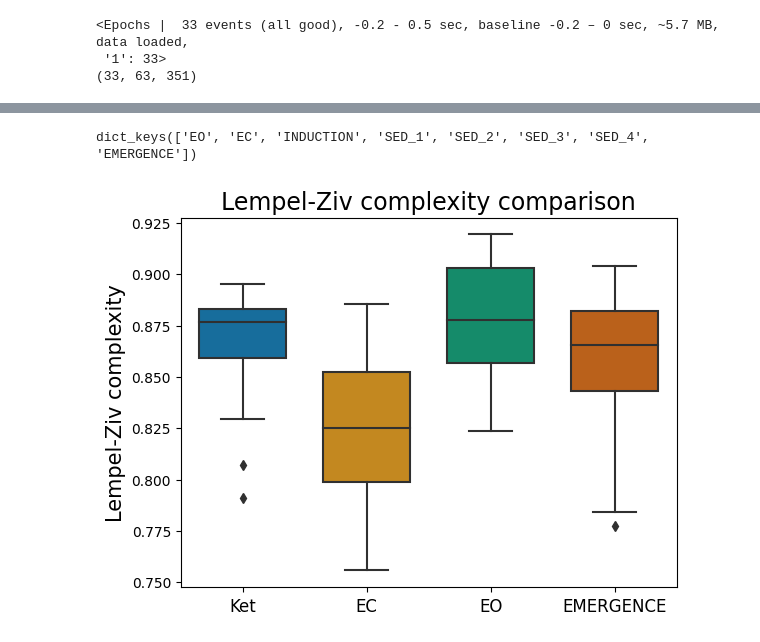
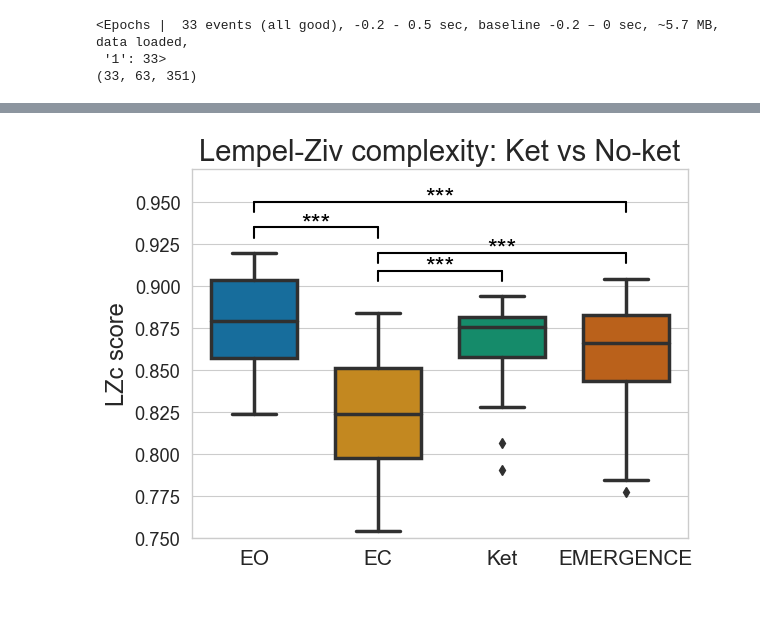
Before and after one commit to AndrlmMass/Ketamine-project, a Jupyter notebook: DataAnalysis/EEG_analysis/MainAnal/SpectrumAnalyses.ipynb, the cells around one changed output, grey strips where cells are left out. Cells and saved outputs as stored; diff of their text form; code cells hidden in the pictures; blank space fills up the shorter version.

```diff
--- a/DataAnalysis/EEG_analysis/MainAnal/SpectrumAnalyses.ipynb
+++ b/DataAnalysis/EEG_analysis/MainAnal/SpectrumAnalyses.ipynb
@@ -166,7 +166,7 @@ for cond in DataAd.keys():
     for pers in DataAd[cond]:
         psds, sfreq = mne.time_frequency.psd_array_multitaper(DataAd[cond][pers],sfreq=500, fmin=1, fmax=50)
         if pers == '2001':
-            pers = 2001
+            pers = 'Pilot_2001'
         if cond in ket_conds:
             ED_sum = df.loc[Q_corresp[ket_conds.index(cond)],pers]
             ON_sum = df.loc[Q_corresp[ket_conds.index(cond)]+1,pers]
@@ -206,9 +206,9 @@ sns.lineplot(x=sfreq,y=list(np.mean(psdss['ED: 1'],axis=0).T),label='ED: 1')
 sns.lineplot(x=sfreq,y=list(np.mean(psdss['ED_ON: 0'],axis=0).T),label='ED_ON: 0')
 sns.lineplot(x=sfreq,y=list(np.mean(psdss['ED_ON: 1'],axis=0).T),label='ED_ON: 1')
 plt.yscale('log')
-plt.xlabel('Frequencies')
-plt.ylabel('log mV')
-plt.title('Power spectral density of Ego dissolution vs. non-ego dissolution', loc='center')
+plt.xlabel('Frequencies', size=25)
+plt.ylabel('log mV', size=25)
+plt.title('Power spectral density of ED vs. non-ED', loc='center', size=25)
 plt.legend()
 # Resize the figure to a specific size
 plt.gcf().set_size_inches(8, 5) # 6 inches by 4 inches
@@ -302,7 +303,7 @@ with open(file_path,'rb') as g:
 DataA = raw.copy()
 # %%
 #Psd between ket and non-ket
-
+DataAd = DataA.copy()
 #Categorize data by ket or non-ket
 Ketictary = {'Ket':[],'No-ket':[]}
 for cond in DataAd.keys():
@@ -402,7 +406,7 @@ for cond in DataAd.keys():
     for pers in DataAd[cond]:
         psds, sfreq = mne.time_frequency.psd_array_multitaper(DataAd[cond][pers],sfreq=500, fmin=1, fmax=50)
         if pers == '2001':
-            pers = 2001
+            pers = 'Pilot_2001'
         if cond in ket_conds:
             ED_sum = df.loc[Q_corresp[ket_conds.index(cond)],pers]
             ON_sum = df.loc[Q_corresp[ket_conds.index(cond)]+1,pers]
@@ -432,7 +460,3 @@ for cond in DataAd.keys():
-# %%
-DataA.keys()
-# %% [output]
-dict_keys(['EO', 'EC', 'INDUCTION', 'SED_1', 'SED_2', 'SED_3', 'SED_4', 'EMERGENCE'])
 # %%
 #Calculate Lempel-Ziv complexity to compare between ket and non-ket
 import pyconscious as pyc
@@ -456,22 +480,46 @@ for cond in DataA.keys():
                 #LZC[('No-ket',pers,cond)] = calculate_lz(np.expand_dims(DataA[cond][pers][:,i,:],axis=1))
 # %%
 #Plot the LZC for each condition
+from scipy.stats import ttest_ind
 import matplotlib.pyplot as plt
 import seaborn as sns
 import pandas as pd
 
-# Convert the dictionary to a long-form dataframe
+# Convert the dictionary to a short-form dataframe
 df = pd.DataFrame([(k1, x) for k1,v1 in LZC.items() for x in v1], columns=['Condition', 'Value'])
 # Create a grouped boxplot
-sns.boxplot(x='Condition', y='Value', data=df, palette="colorblind", width=0.7)
+sns.boxplot(x='Condition', y='Value', data=df, palette="colorblind", width=0.7, order=["EO", "EC", "Ket", "EMERGENCE"])
 # Get the current axis object
 ax = plt.gca()
 # Set the size of minor x-axis ticks
-ax.tick_params(axis='x', which='major', labelsize=12)
+ax.tick_params(axis='x', which='major', labelsize=15)
 plt.xlabel(None)
-plt.ylabel('Lempel-Ziv complexity', size=15)
-plt.title('Lempel-Ziv complexity comparison', size=17)
+plt.ylabel('LZc score', size=17)
+plt.title('Lempel-Ziv complexity: Ket vs No-ket', size=21)
+
+#Create loop of checking all possible combinations and calculating the t-test
+g = ['EO','EC','Ket','EMERGENCE']
+ys = list()
+for i in range(0,len(g)-1):
+    for j in range(i+1,len(g)):
+        group1, group2 = LZC[g[i]], LZC[g[j]]
+        t, p = ttest_ind(group1, group2)
+        # add significance lines if p-value is significant
+        if p < 0.05:
+            # calculate y position for the line
+            y = np.max([max(group1), max(group2)]) + 0.015
+            if y in ys:
+                y += 0.015
+            else:
+                ys.append(y)
+            # add line with asterisks indicating significance level
+            plt.plot([i, j], [y, y], lw=1.5, c='k')
+            plt.plot([i,i], [y, y - 0.006], lw=1.5, c='k')
+            plt.plot([j,j], [y, y - 0.006], lw=1.5, c='k')
+            plt.text(i+(j-i)/2, y + 0.002, "***", ha='center', va='center', color='k', fontsize=18)
+plt.ylim([0.75,0.97])
 # Save the plot to a file
-plt.savefig('M:\\pc\\Dokumenter\\GitHub\\Ketamine-project\\DataAnalysis\\EEG_analysis\\MainAnal\\SpectrumAnal\\lz_ket_comparison_boxplot_fixed.png',dpi=300)
+plt.savefig('M:\\pc\\Dokumenter\\GitHub\\Ketamine-project\\DataAnalysis\\EEG_analysis\\MainAnal\\SpectrumAnal\\lz_ket_comparison_boxplot_fixed_sig.png',dpi=300)
+plt.show()
 # %% [output]
-[figure, old version]
+[figure, new version]
```
Also changed, not shown: parts of 23 cells of this notebook.
